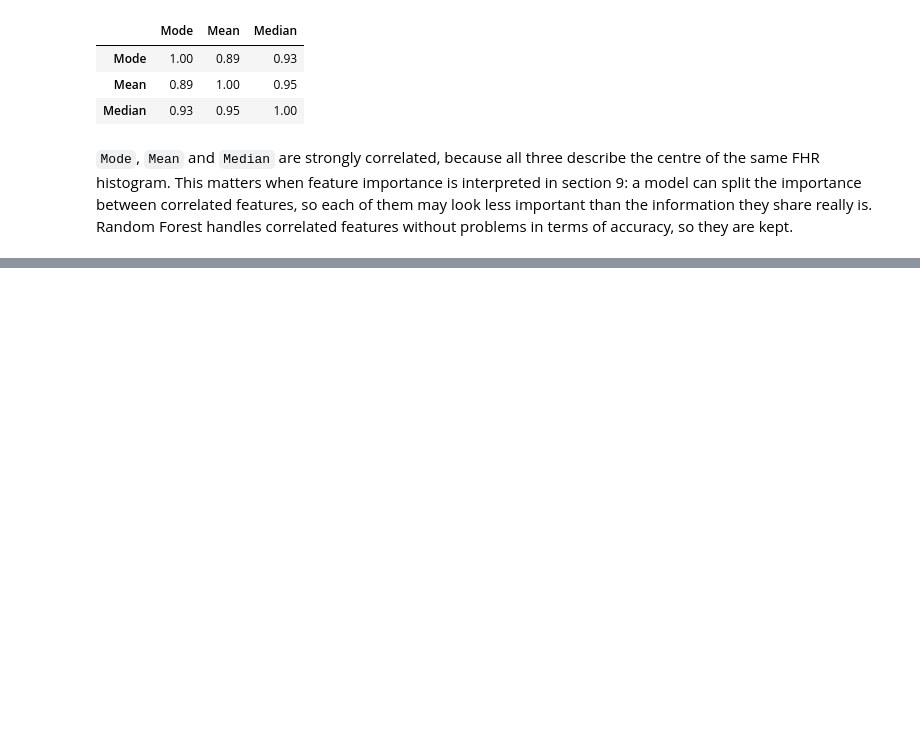
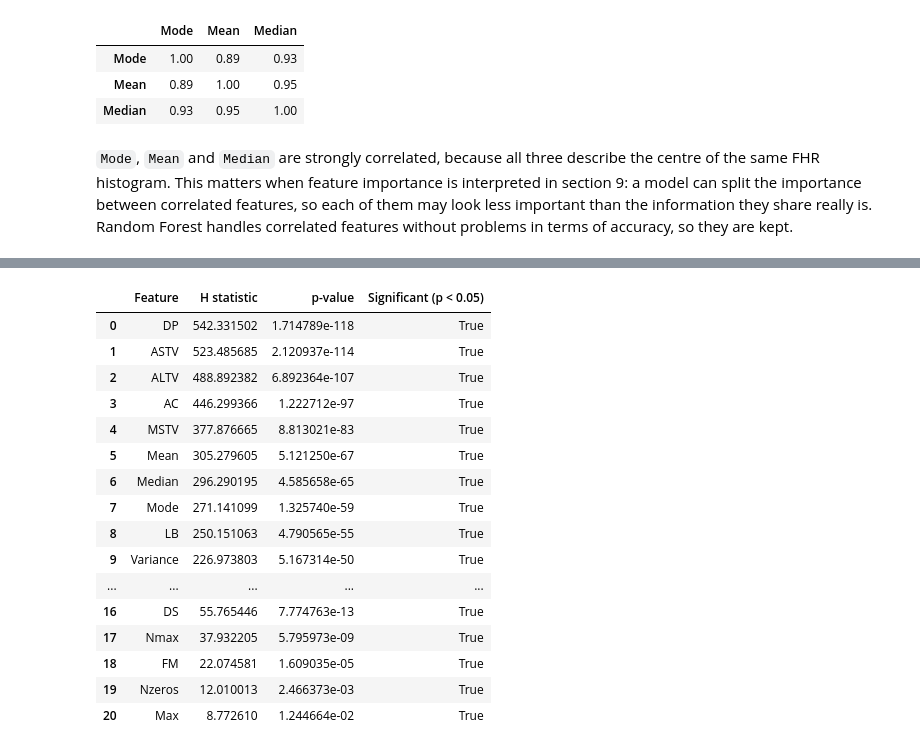
Before and after one commit to sba26106-bit/machine-learning-ca1, a Jupyter notebook: CA1_ML.ipynb, the cells around one changed output, grey strips where cells are left out. Cells and saved outputs as stored; diff of their text form; code cells hidden in the pictures; blank space fills up the shorter version.

```diff
--- a/CA1_ML.ipynb
+++ b/CA1_ML.ipynb
@@ -354,0 +385,29 @@ X[['Mode', 'Mean', 'Median']].corr().round(2)
+# %%
+# Kruskal-Wallis test for every feature across the three classes
+kw_results = []
+for col in X.columns:
+    groups = [X.loc[y == c, col] for c in [1, 2, 3]]   # values of the feature in each class
+    h_stat, p_value = kruskal(*groups)
+    kw_results.append({'Feature': col, 'H statistic': h_stat, 'p-value': p_value})
+
+kw_table = pd.DataFrame(kw_results).sort_values('H statistic', ascending=False).reset_index(drop=True)
+kw_table['Significant (p < 0.05)'] = kw_table['p-value'] < 0.05
+kw_table
+# %% [output]
+|  | Feature | H statistic | p-value | Significant (p < 0.05) |
+| 0 | DP | 542.331502 | 1.714789e-118 | True |
+| 1 | ASTV | 523.485685 | 2.120937e-114 | True |
+| 2 | ALTV | 488.892382 | 6.892364e-107 | True |
+| 3 | AC | 446.299366 | 1.222712e-97 | True |
+| 4 | MSTV | 377.876665 | 8.813021e-83 | True |
+| 5 | Mean | 305.279605 | 5.121250e-67 | True |
+| 6 | Median | 296.290195 | 4.585658e-65 | True |
+| 7 | Mode | 271.141099 | 1.325740e-59 | True |
+| 8 | LB | 250.151063 | 4.790565e-55 | True |
+| 9 | Variance | 226.973803 | 5.167314e-50 | True |
+| ... | ... | ... | ... | ... |
+| 16 | DS | 55.765446 | 7.774763e-13 | True |
+| 17 | Nmax | 37.932205 | 5.795973e-09 | True |
+| 18 | FM | 22.074581 | 1.609035e-05 | True |
+| 19 | Nzeros | 12.010013 | 2.466373e-03 | True |
+| 20 | Max | 8.772610 | 1.244664e-02 | True |
```
Also changed, not shown: parts of 6 cells of this notebook.
